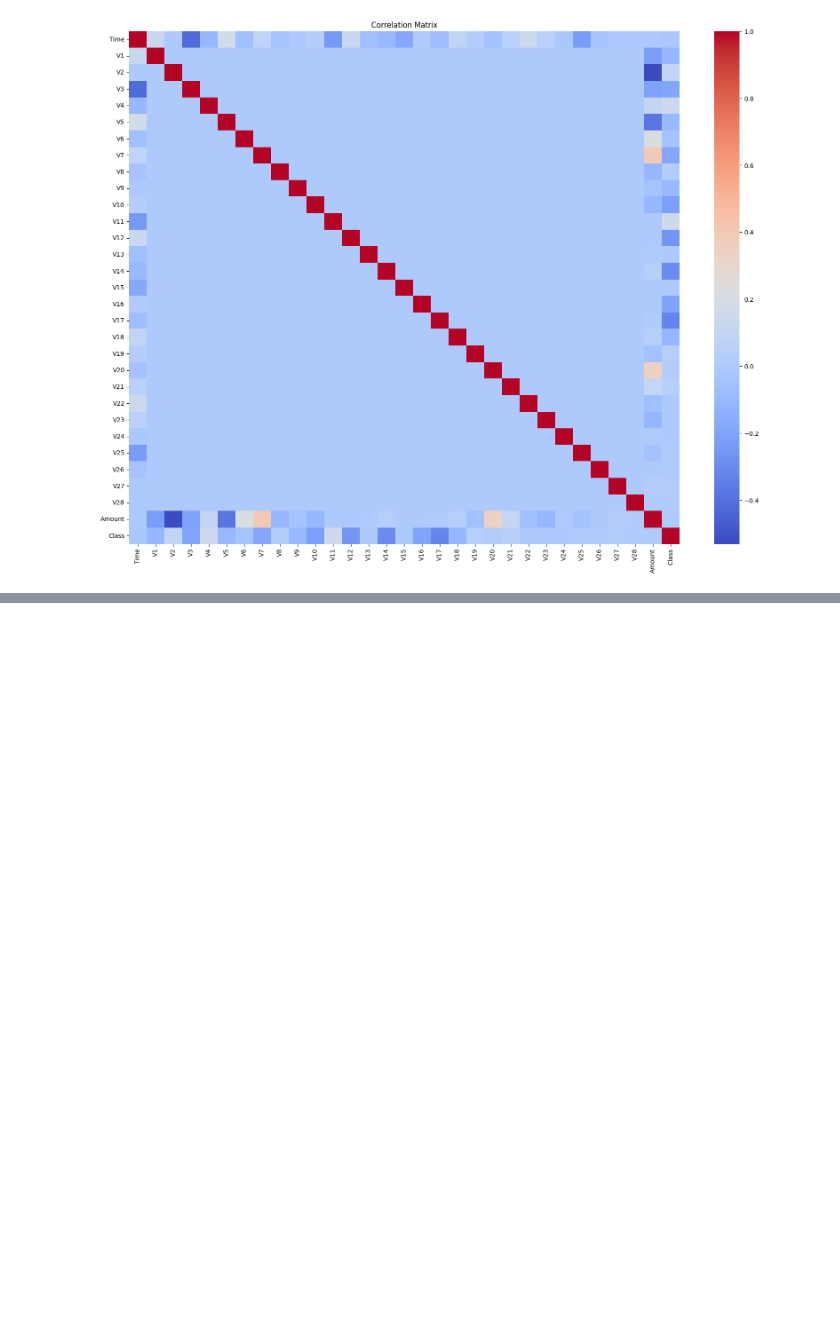
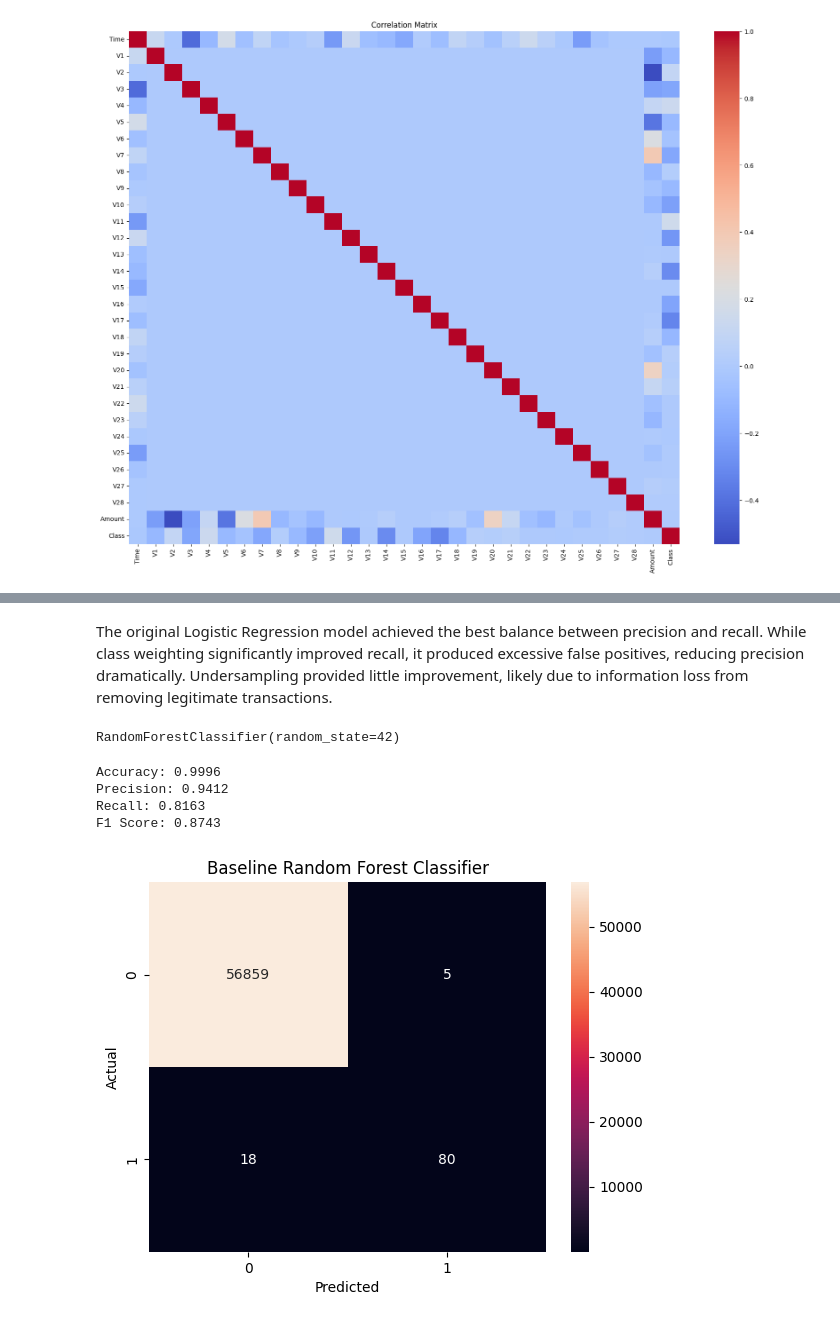
Before and after one commit to vantablade/Credit-Card-Fraud-Detection, a Jupyter notebook: analysis_notebook.ipynb, the cells around one changed output, grey strips where cells are left out. Drawn from its saved outputs; the diff is of its cells as text; code cells hidden in the pictures; blank space fills up the shorter version.

```diff
--- a/analysis_notebook.ipynb
+++ b/analysis_notebook.ipynb
@@ -99,0 +311,41 @@ plt.show()
+# %% [markdown]
+The original Logistic Regression model achieved the best balance between precision and recall. While class weighting significantly improved recall, it produced excessive false positives, reducing precision dramatically. Undersampling provided little improvement, likely due to information loss from removing legitimate transactions.
+# %%
+from sklearn.ensemble import RandomForestClassifier
+
+rf_model = RandomForestClassifier (
+    random_state=42
+)
+
+rf_model.fit(X_train, y_train)
+# %% [output]
+RandomForestClassifier(random_state=42)
+# %%
+RFC_y_pred_baseline = rf_model.predict(X_test)
+
+accuracy = accuracy_score(y_test, RFC_y_pred_baseline)
+precision = precision_score(y_test, RFC_y_pred_baseline)
+recall = recall_score(y_test, RFC_y_pred_baseline)
+f1 = f1_score(y_test, RFC_y_pred_baseline)
+
+print(f"Accuracy: {accuracy:.4f}")
+print(f"Precision: {precision:.4f}")
+print(f"Recall: {recall:.4f}")
+print(f"F1 Score: {f1:.4f}")
+# %% [output]
+Accuracy: 0.9996
+Precision: 0.9412
+Recall: 0.8163
+F1 Score: 0.8743
+# %%
+cm = confusion_matrix(y_test, RFC_y_pred_baseline)
+
+sns.heatmap(cm, annot=True, fmt='d')
+
+plt.title("Baseline Random Forest Classifier")
+plt.xlabel("Predicted")
+plt.ylabel("Actual")
+
+plt.show()
+# %% [output]
+[figure, added]
```
Also changed, not shown: parts of 33 cells of this notebook.
